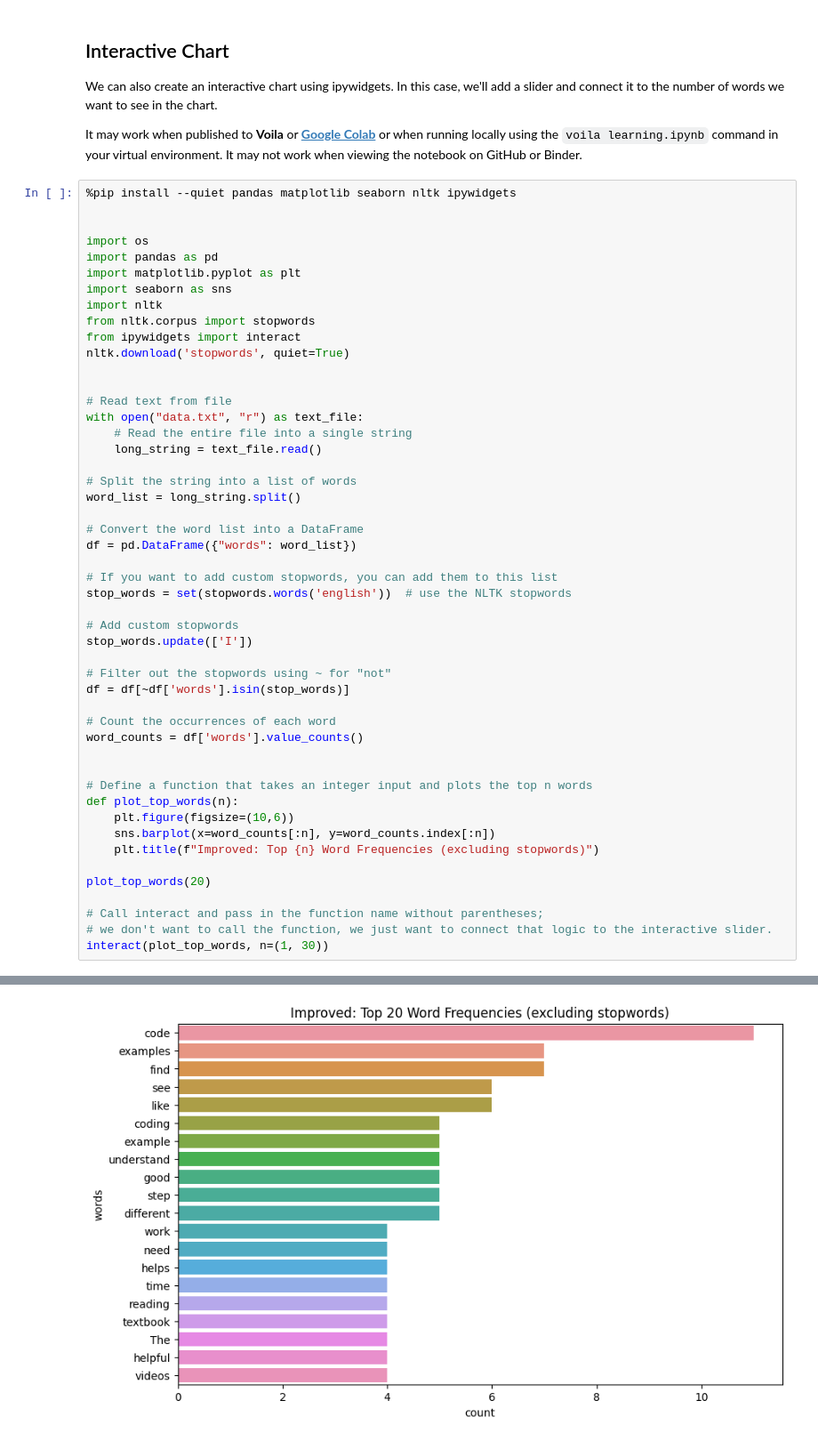
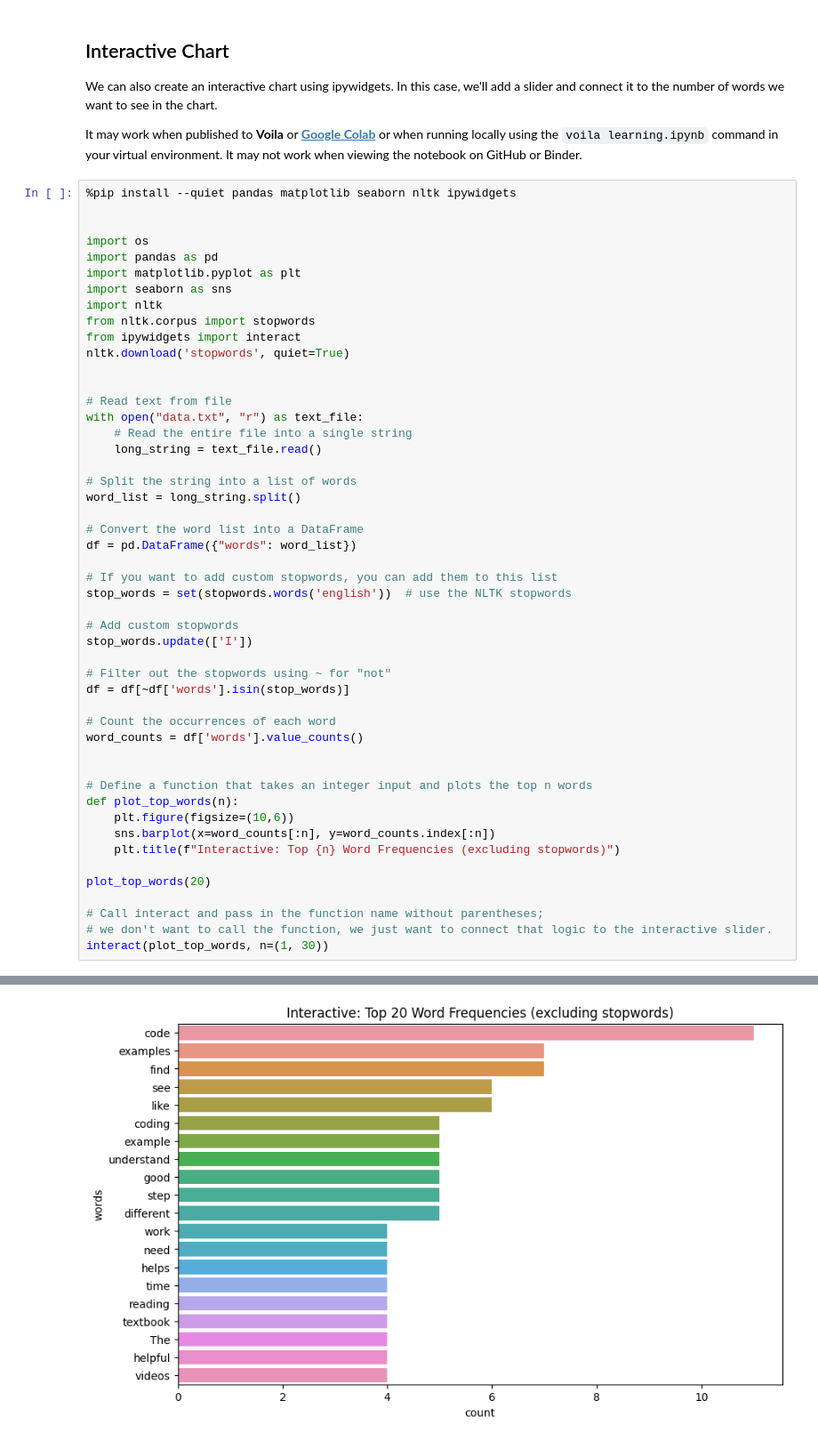
Before and after one commit to denisecase/datafun-03-discussion, a Jupyter notebook: learning.ipynb, the cells around one changed output, grey strips where cells are left out. Shown at 89% size. Drawn from its saved outputs; the diff is of its cells as text.

```diff
--- a/learning.ipynb
+++ b/learning.ipynb
@@ -169,7 +137,7 @@ word_counts = df['words'].value_counts()
 def plot_top_words(n):
     plt.figure(figsize=(10,6))
     sns.barplot(x=word_counts[:n], y=word_counts.index[:n])
-    plt.title(f"Improved: Top {n} Word Frequencies (excluding stopwords)")
+    plt.title(f"Interactive: Top {n} Word Frequencies (excluding stopwords)")
 
 plot_top_words(20)
 
@@ -196,4 +148,4 @@ Requirement already satisfied: pure-eval in c:\users\deniselive\documents\datafu
 Note: you may need to restart the kernel to use updated packages.
-[figure, old version]
+[figure, new version]
 interactive(children=(IntSlider(value=15, description='n', max=30, min=1), Output()), _dom_classes=('widget-in…
 <function __main__.plot_top_words(n)>
```
Also changed, not shown: parts of 3 cells of this notebook, 3 other files.
